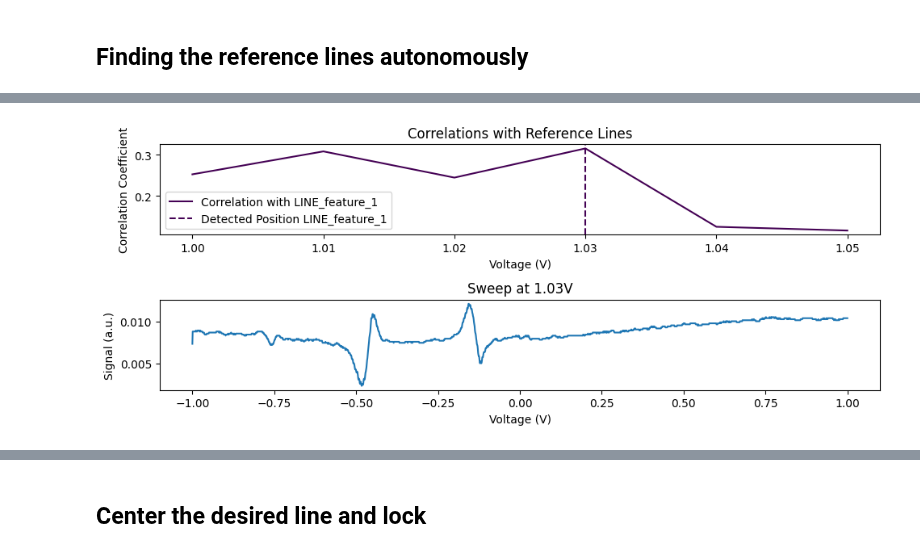
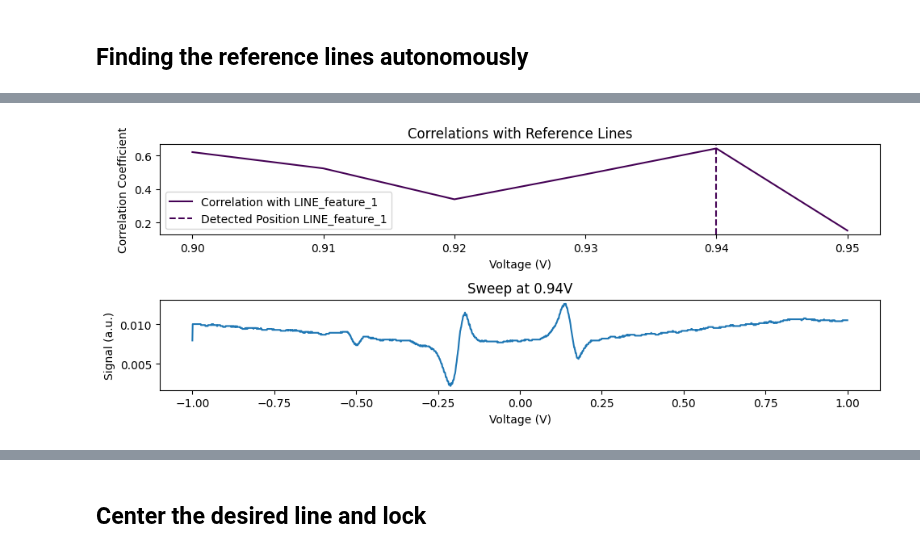
Before and after one commit to jack00look/RP_Spectroscopy, a Jupyter notebook: Notebook_Serafini.ipynb, the cells around one changed output, grey strips where cells are left out. Drawn from its saved outputs; the diff is of its cells as text; code cells hidden in the pictures.

```diff
--- a/Notebook_Serafini.ipynb
+++ b/Notebook_Serafini.ipynb
@@ -130,5 +128,5 @@ We will now make the software identify where the reference lines are, in practic
 ## Finding the reference lines autonomously
 # %%
 RP_controller.set_debug_mode()
-RP_controller.find_reference_lines(start_voltage= 1., stop_voltage= 1.05, num_points = 6)
+RP_controller.find_reference_lines(start_voltage= 0.9, stop_voltage= 0.95, num_points = 6)
 # %% [output]
@@ -155 +153 @@ RP_controller.find_reference_lines(start_voltage= 1., stop_voltage= 1.05, num_po
-[figure, old version]
+[figure, new version]
```
Also changed, not shown: parts of 12 cells of this notebook, 8 other files.
